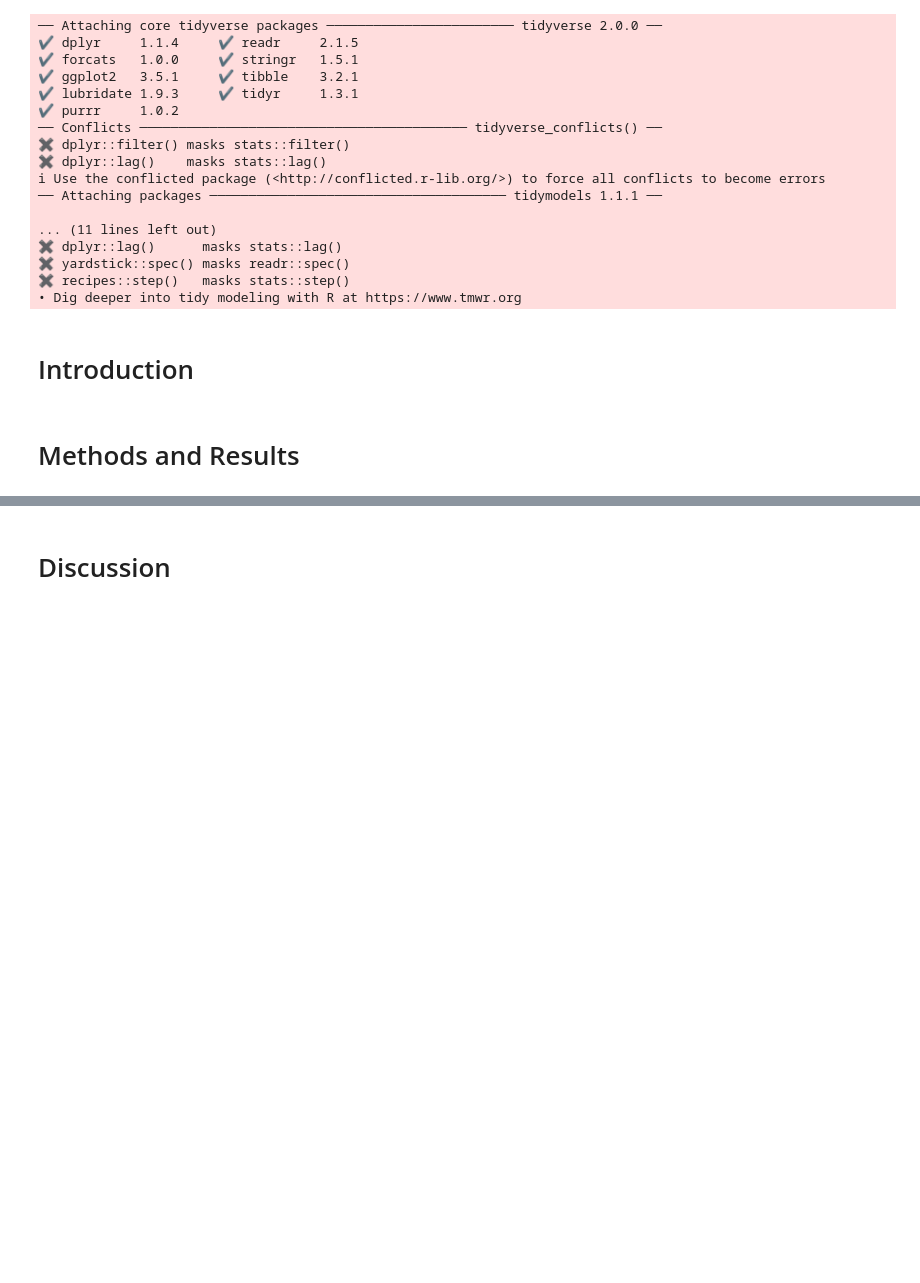
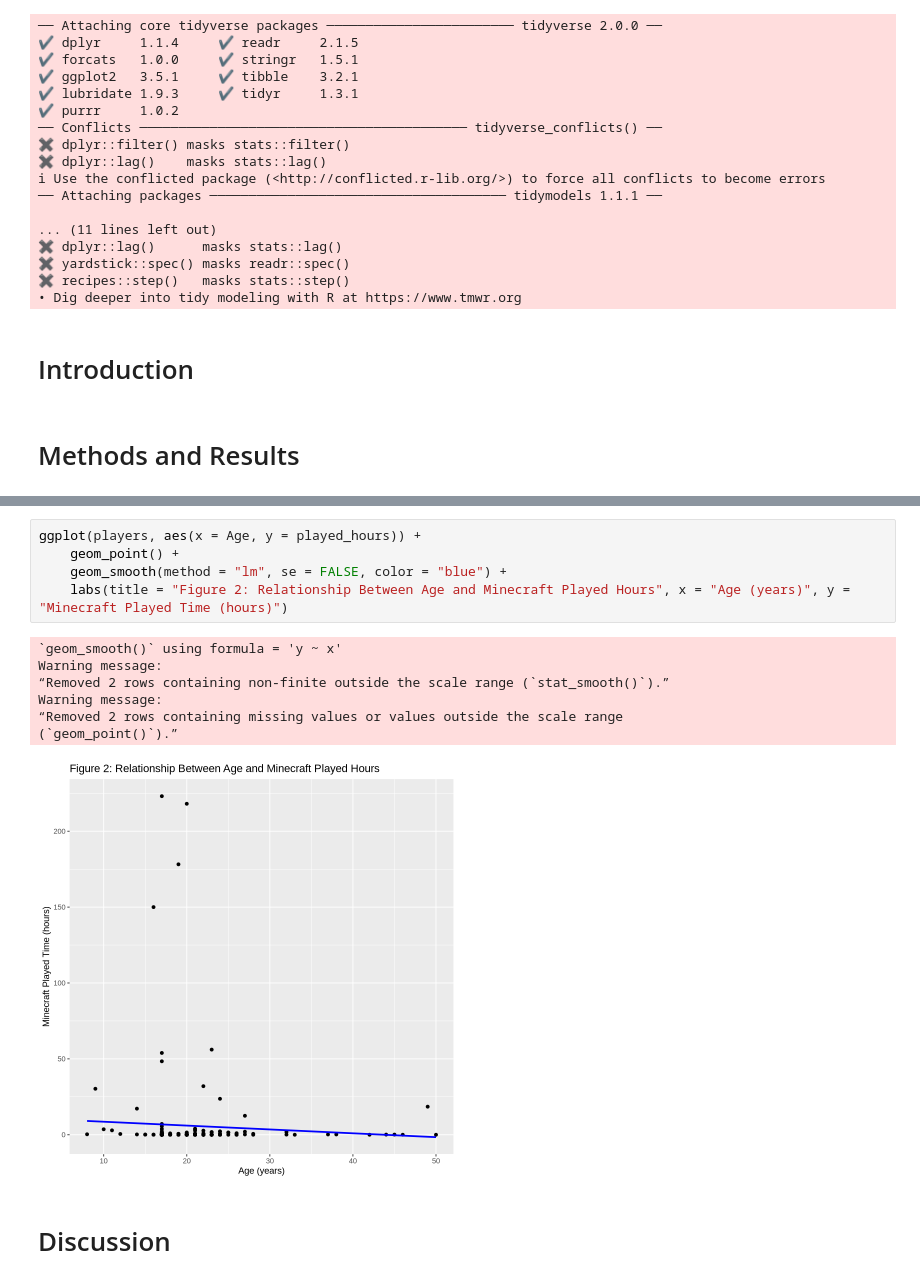
Before and after one commit to azoli113/DSCI100-Project-Group-006-36, a Jupyter notebook: Final Project.ipynb, the cells around one changed output, grey strips where cells are left out. Drawn from its saved outputs; the diff is of its cells as text; blank space fills up the shorter version.

```diff
--- a/Final Project.ipynb
+++ b/Final Project.ipynb
@@ -35,2 +88,15 @@ ERROR: Error in read_csv("https://raw.githubusercontent.com/lilypurdy/toy_ds_pro
+# %%
+ggplot(players, aes(x = Age, y = played_hours)) +
+    geom_point() +
+    geom_smooth(method = "lm", se = FALSE, color = "blue") +
+    labs(title = "Figure 2: Relationship Between Age and Minecraft Played Hours", x = "Age (years)", y = "Minecraft Played Time (hours)")
+# %% [output]
+`geom_smooth()` using formula = 'y ~ x'
+Warning message:
+“Removed 2 rows containing non-finite outside the scale range (`stat_smooth()`).”
+Warning message:
+“Removed 2 rows containing missing values or values outside the scale range
+(`geom_point()`).”
+[figure, added]
 # %% [markdown]
 # Discussion
```
Also changed, not shown: parts of 8 cells of this notebook.
